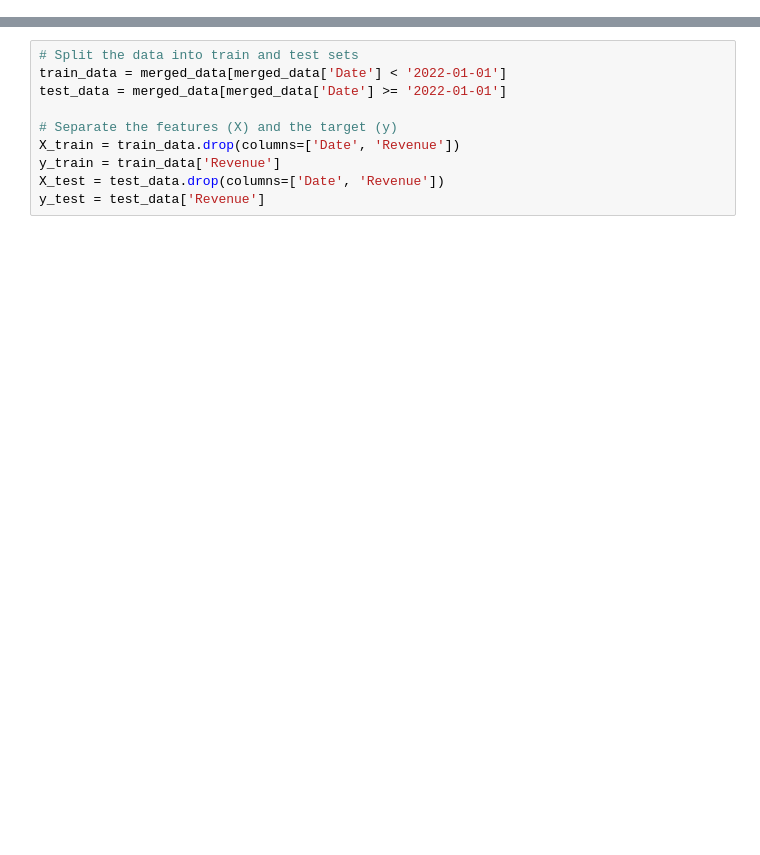
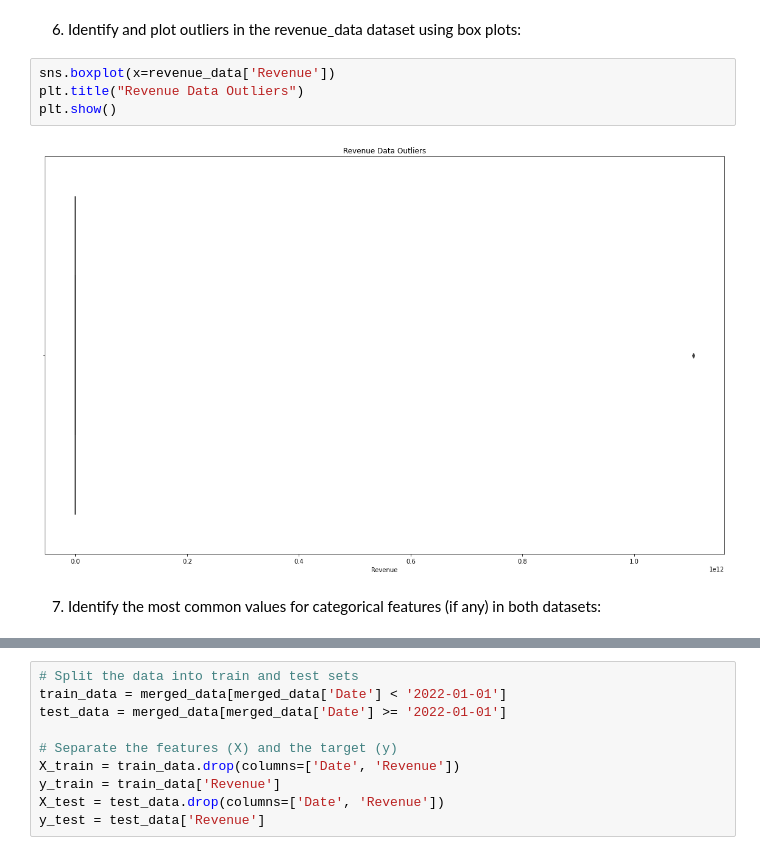
Before and after one commit to aurimas13/Revenue-Forecast, a Jupyter notebook: Monthly_Revenue_Forecast.ipynb, the cells around one changed output, grey strips where cells are left out. Cells and saved outputs as stored; diff of their text form; blank space fills up the shorter version.

```diff
--- a/Monthly_Revenue_Forecast.ipynb
+++ b/Monthly_Revenue_Forecast.ipynb
@@ -54,0 +161,10 @@ monthly_revenue_data = revenue_data.resample('M').sum().reset_index()
+# %% [markdown]
+6. Identify and plot outliers in the revenue_data dataset using box plots:
+# %%
+sns.boxplot(x=revenue_data['Revenue'])
+plt.title("Revenue Data Outliers")
+plt.show()
+# %% [output]
+[figure, added]
+# %% [markdown]
+7. Identify the most common values for categorical features (if any) in both datasets:
```
Also changed, not shown: parts of 80 cells of this notebook.
